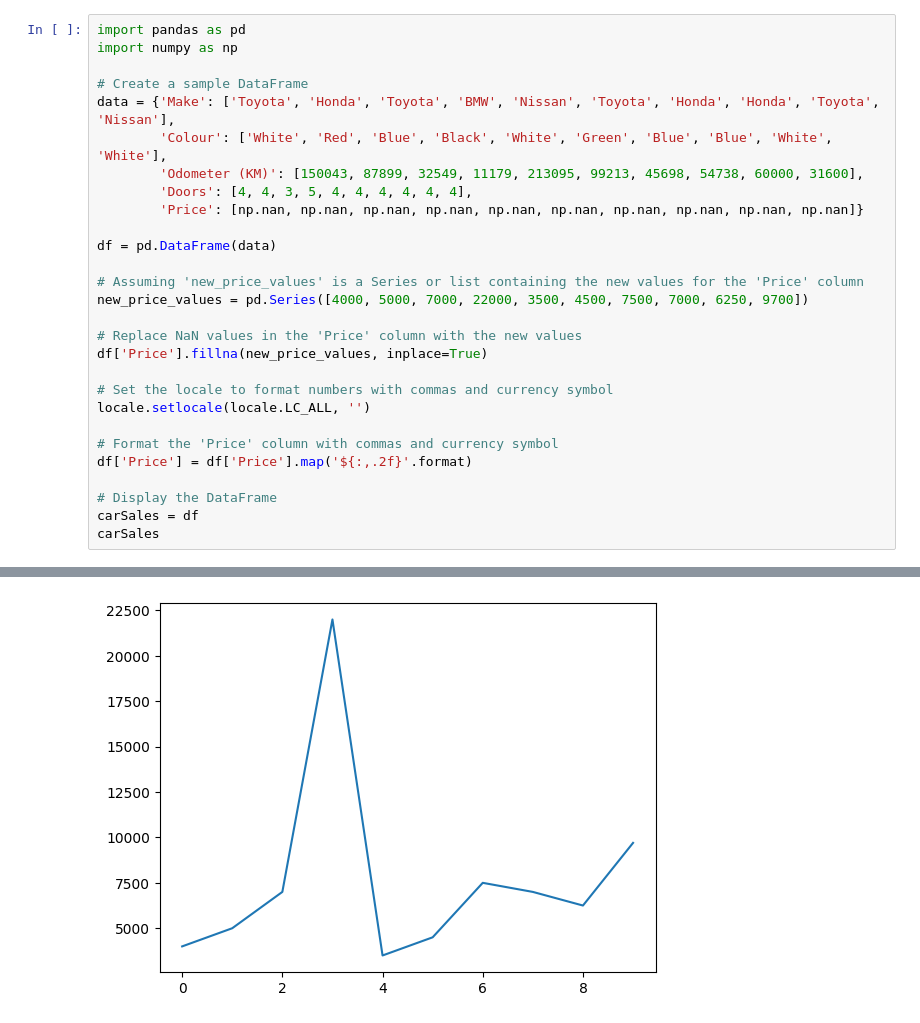
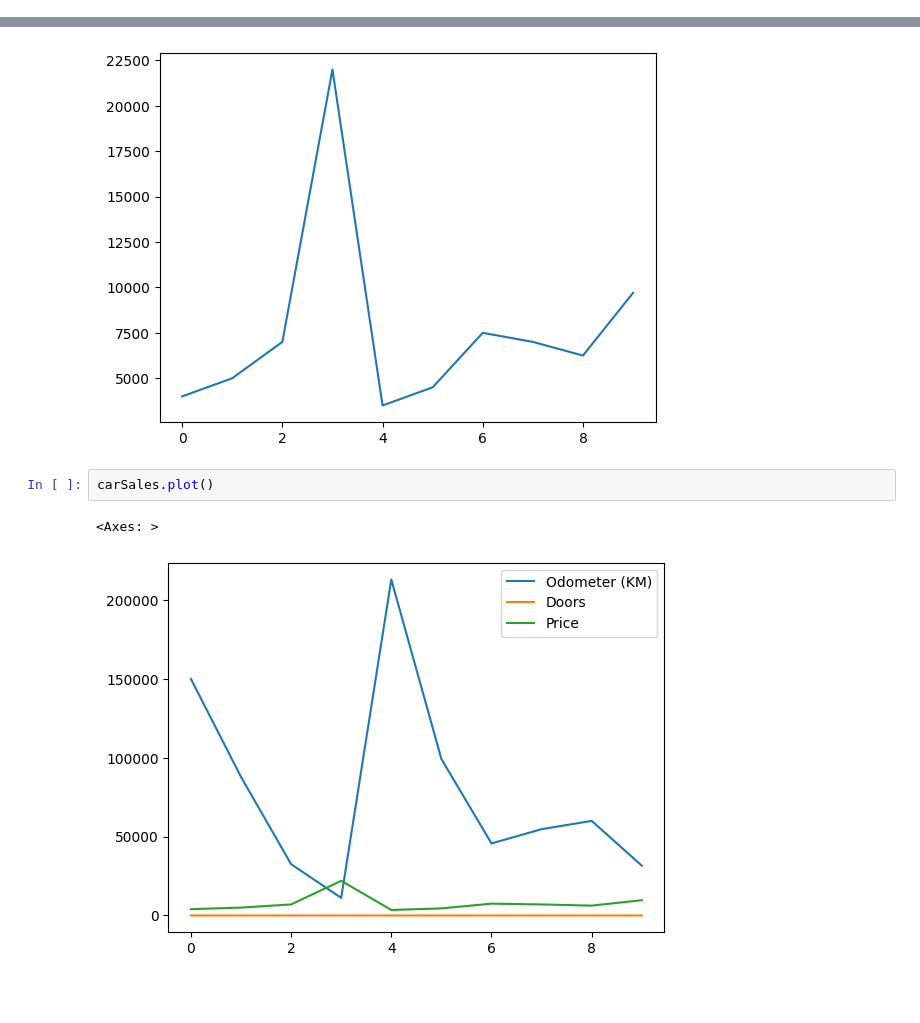
Before and after one commit to JanaAlhumaidan/intro-to-pandas, a Jupyter notebook: intro-to-pandas.ipynb, the cells around one changed output, grey strips where cells are left out. Cells and saved outputs as stored; diff of their text form; blank space fills up the shorter version.

```diff
--- a/intro-to-pandas.ipynb
+++ b/intro-to-pandas.ipynb
@@ -368,31 +368,3 @@ carSales
 | 7 | Honda | Blue | 54738 | 4 | $7,000.00 |
 | 8 | Toyota | White | 60000 | 4 | $6,250.00 |
 | 9 | Nissan | White | 31600 | 4 | $9,700.00 |
-# %%
-import pandas as pd
-import numpy as np
-
-# Create a sample DataFrame
-data = {'Make': ['Toyota', 'Honda', 'Toyota', 'BMW', 'Nissan', 'Toyota', 'Honda', 'Honda', 'Toyota', 'Nissan'],
-        'Colour': ['White', 'Red', 'Blue', 'Black', 'White', 'Green', 'Blue', 'Blue', 'White', 'White'],
-        'Odometer (KM)': [150043, 87899, 32549, 11179, 213095, 99213, 45698, 54738, 60000, 31600],
-        'Doors': [4, 4, 3, 5, 4, 4, 4, 4, 4, 4],
-        'Price': [np.nan, np.nan, np.nan, np.nan, np.nan, np.nan, np.nan, np.nan, np.nan, np.nan]}
-
-df = pd.DataFrame(data)
-
-# Assuming 'new_price_values' is a Series or list containing the new values for the 'Price' column
-new_price_values = pd.Series([4000, 5000, 7000, 22000, 3500, 4500, 7500, 7000, 6250, 9700])
-
-# Replace NaN values in the 'Price' column with the new values
-df['Price'].fillna(new_price_values, inplace=True)
-
-# Set the locale to format numbers with commas and currency symbol
-locale.setlocale(locale.LC_ALL, '')
-
-# Format the 'Price' column with commas and currency symbol
-df['Price'] = df['Price'].map('${:,.2f}'.format)
-
-# Display the DataFrame
-carSales = df
-carSales
@@ -463,3 +403,8 @@ carSales['Price'].plot()
 # %% [output]
 <Axes: >
 [figure]
+# %%
+carSales.plot()
+# %% [output]
+<Axes: >
+[figure, added]
```
Also changed, not shown: parts of 4 cells of this notebook.
